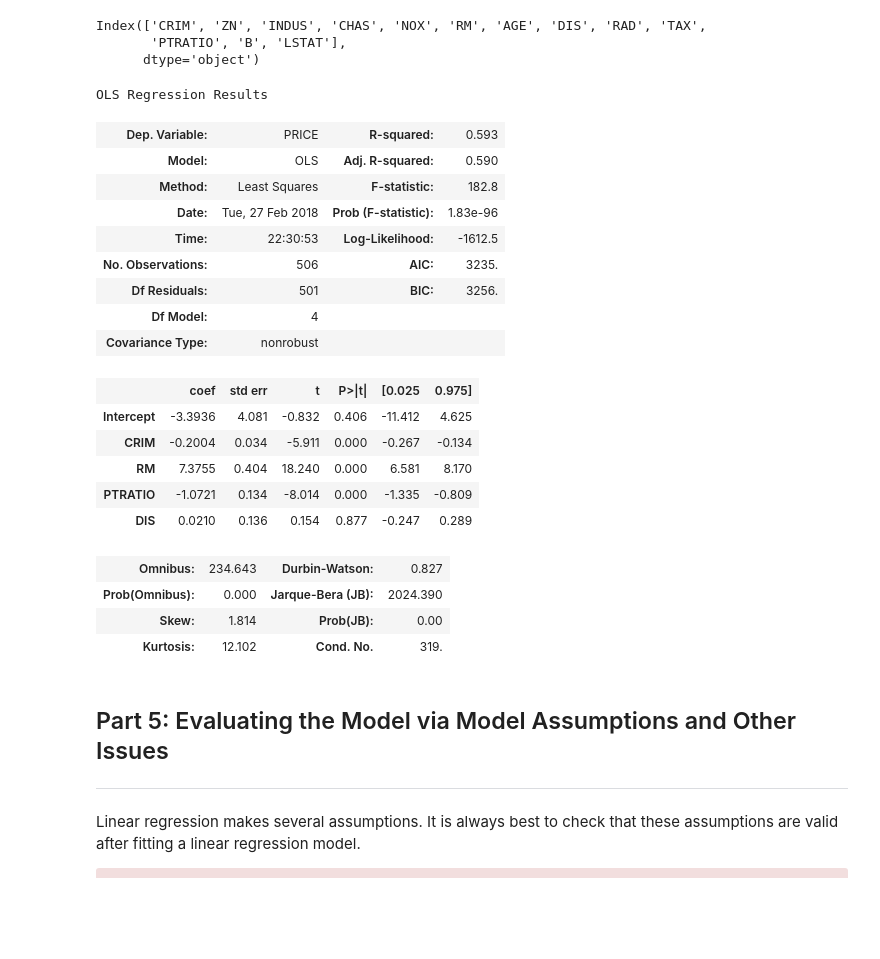
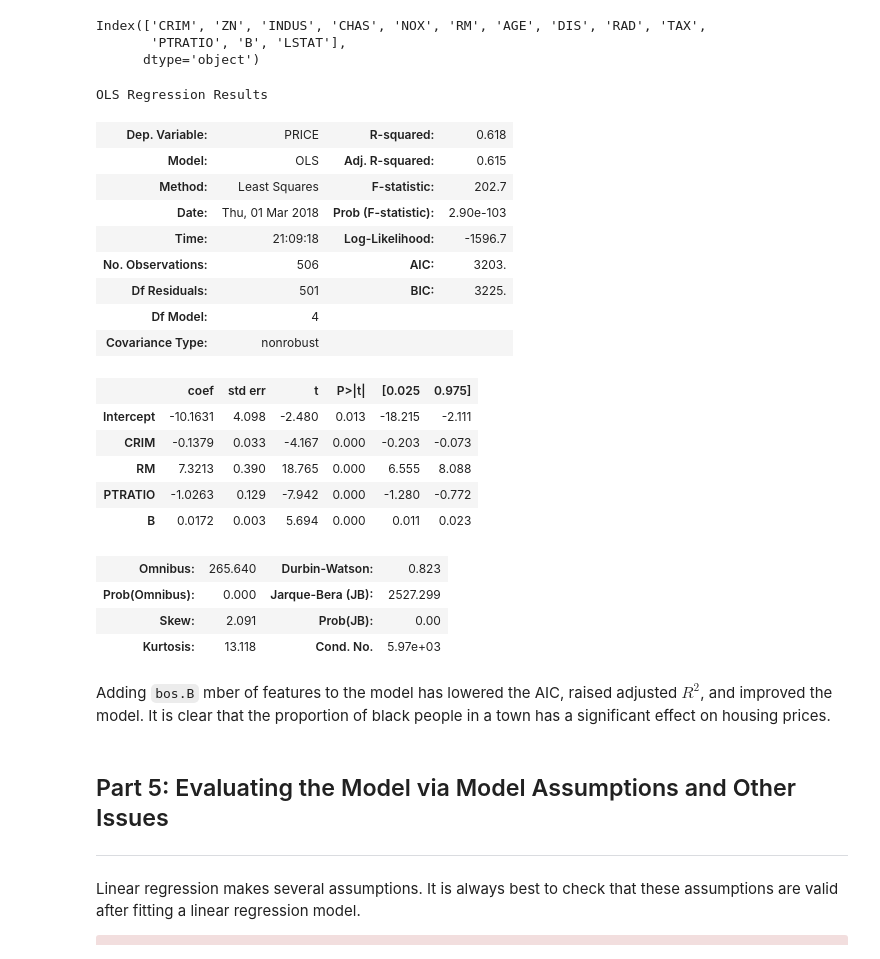
Before and after one commit to wsjk/linear_regression, a Jupyter notebook: Mini_Project_Linear_Regression.ipynb, the cells around one changed output. Cells and saved outputs as stored; diff of their text form; code cells hidden in the pictures; blank space fills up the shorter version.

```diff
--- a/Mini_Project_Linear_Regression.ipynb
+++ b/Mini_Project_Linear_Regression.ipynb
@@ -848,29 +848,31 @@ Index(['CRIM', 'ZN', 'INDUS', 'CHAS', 'NOX', 'RM', 'AGE', 'DIS', 'RAD', 'TAX',
        'PTRATIO', 'B', 'LSTAT'],
       dtype='object')
 # %%
-m4 = ols('PRICE~ CRIM + RM + PTRATIO + DIS',bos).fit()
+m4 = ols('PRICE~ CRIM + RM + PTRATIO + B',bos).fit()
 m4.summary()
 # %% [output]
 OLS Regression Results
-| Dep. Variable: | PRICE | R-squared: | 0.593 |
-| Model: | OLS | Adj. R-squared: | 0.590 |
-| Method: | Least Squares | F-statistic: | 182.8 |
-| Date: | Tue, 27 Feb 2018 | Prob (F-statistic): | 1.83e-96 |
-| Time: | 22:30:53 | Log-Likelihood: | -1612.5 |
-| No. Observations: | 506 | AIC: | 3235. |
-| Df Residuals: | 501 | BIC: | 3256. |
+| Dep. Variable: | PRICE | R-squared: | 0.618 |
+| Model: | OLS | Adj. R-squared: | 0.615 |
+| Method: | Least Squares | F-statistic: | 202.7 |
+| Date: | Thu, 01 Mar 2018 | Prob (F-statistic): | 2.90e-103 |
+| Time: | 21:09:18 | Log-Likelihood: | -1596.7 |
+| No. Observations: | 506 | AIC: | 3203. |
+| Df Residuals: | 501 | BIC: | 3225. |
 | Df Model: | 4 |  |  |
 | Covariance Type: | nonrobust |  |  |
 |  | coef | std err | t | P>|t| | [0.025 | 0.975] |
-| Intercept | -3.3936 | 4.081 | -0.832 | 0.406 | -11.412 | 4.625 |
-| CRIM | -0.2004 | 0.034 | -5.911 | 0.000 | -0.267 | -0.134 |
-| RM | 7.3755 | 0.404 | 18.240 | 0.000 | 6.581 | 8.170 |
-| PTRATIO | -1.0721 | 0.134 | -8.014 | 0.000 | -1.335 | -0.809 |
-| DIS | 0.0210 | 0.136 | 0.154 | 0.877 | -0.247 | 0.289 |
+| Intercept | -10.1631 | 4.098 | -2.480 | 0.013 | -18.215 | -2.111 |
+| CRIM | -0.1379 | 0.033 | -4.167 | 0.000 | -0.203 | -0.073 |
+| RM | 7.3213 | 0.390 | 18.765 | 0.000 | 6.555 | 8.088 |
+| PTRATIO | -1.0263 | 0.129 | -7.942 | 0.000 | -1.280 | -0.772 |
+| B | 0.0172 | 0.003 | 5.694 | 0.000 | 0.011 | 0.023 |
-| Omnibus: | 234.643 | Durbin-Watson: | 0.827 |
-| Prob(Omnibus): | 0.000 | Jarque-Bera (JB): | 2024.390 |
-| Skew: | 1.814 | Prob(JB): | 0.00 |
-| Kurtosis: | 12.102 | Cond. No. | 319. |
+| Omnibus: | 265.640 | Durbin-Watson: | 0.823 |
+| Prob(Omnibus): | 0.000 | Jarque-Bera (JB): | 2527.299 |
+| Skew: | 2.091 | Prob(JB): | 0.00 |
+| Kurtosis: | 13.118 | Cond. No. | 5.97e+03 |
+# %% [markdown]
+Adding `bos.B` mber of features to the model has lowered the AIC, raised adjusted $R^2$, and improved the model. It is clear that the proportion of black people in a town has a significant effect on housing prices.
 # %% [markdown]
 
 ## Part 5: Evaluating the Model via Model Assumptions and Other Issues
```
Also changed, not shown: parts of 14 cells of this notebook.
